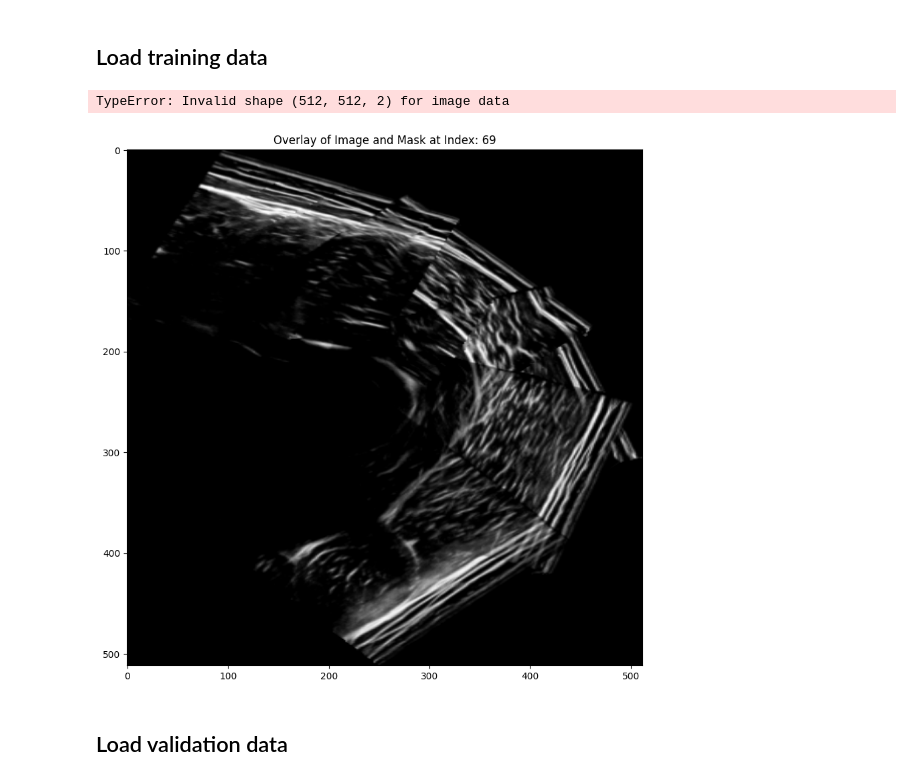
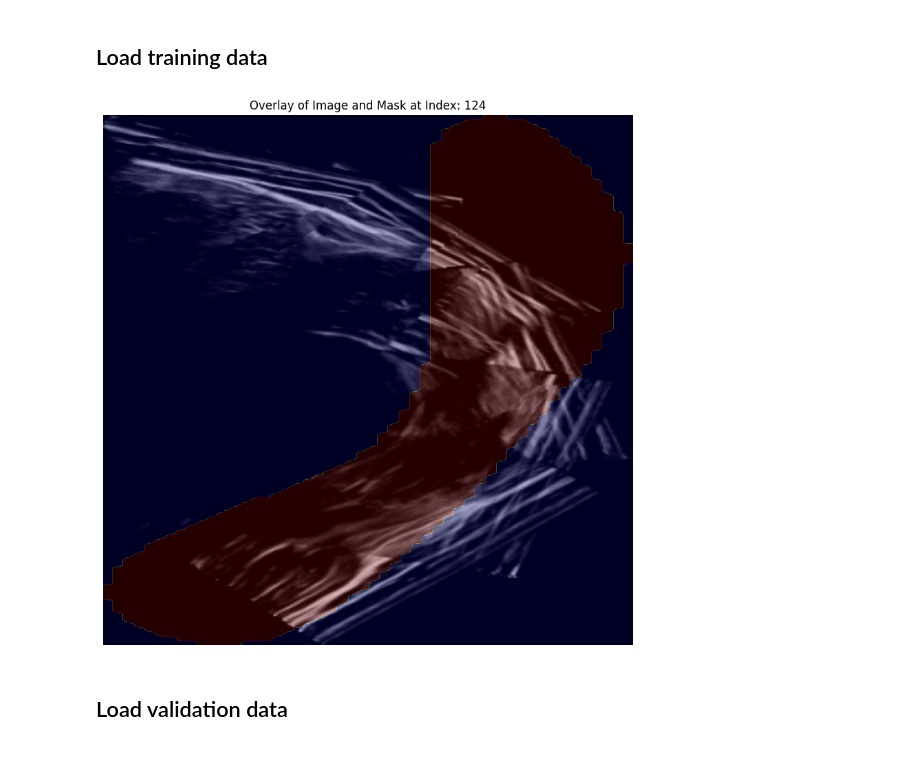
Before and after one commit to dgoncasimao/BA-IFSS, a Jupyter notebook: IFSS_Net-IFSS_conv/IFSS-Net_complex.ipynb, the cells around one changed output. Drawn from its saved outputs; the diff is of its cells as text; code cells hidden in the pictures.

```diff
--- a/IFSS_Net-IFSS_conv/IFSS-Net_complex.ipynb
+++ b/IFSS_Net-IFSS_conv/IFSS-Net_complex.ipynb
@@ -1243,8 +1233,8 @@ model.compile(optimizer='adam', loss=focal_tversky, metrics=['accuracy', IoU])
 ## Load training data
 # %%
 # Define directories for masks and videos
-mask_directory = 'C:/Users/diego/Bac Sport and Computer Science/Documents/BA-arbeit/RepoBA/BA-IFSS/IFSS_Net-IFSS_conv/exported_data/mask/'
-video_directory = 'C:/Users/diego/Bac Sport and Computer Science/Documents/BA-arbeit/RepoBA/BA-IFSS/IFSS_Net-IFSS_conv/exported_data/volume/'
+mask_directory = 'C:/Users/admin/Documents/3D_Ultrasound/Train_data/mask/'
+video_directory = 'C:/Users/admin/Documents/3D_Ultrasound/Train_data/volume/'
 
 sub_vol_size = 3
 last_ind = sub_vol_size-1
@@ -1345,38 +1335,51 @@ y_train = m_dataset
 import matplotlib.pyplot as plt
 import numpy as np
 import random
 
 # Function to plot a random image with its corresponding mask overlay
 def plot_random_image_with_mask_overlay(x_train, y_train):
+
     # Flatten the list of all images and masks for easy random selection
     all_images = [frame for video in x_train for frame in video]
     all_masks = [mask for video in y_train for mask in video if mask is not None]
 
     # Select a random index
     random_index = random.randint(0, min(len(all_images), len(all_masks)) - 1)
 
     # Retrieve the corresponding image and mask
-    random_image = all_images[random_index][1]  # Select the middle frame from the stack
-    random_mask = all_masks[random_index][1]  # Assume a single channel mask
+    random_image = all_images[1]  # Image data
+    random_mask = all_masks[1]    # Mask data
+
+    # Ensure the image is 2D or convert it to 2D
+    if random_image.ndim == 4:  # Case with shape like (3, 512, 512, 1)
+        random_image = random_image[0, ..., 0]  # Take the first frame and remove the last dimension
+    elif random_image.ndim == 3:  # Case with shape like (3, 512, 512)
+        random_image = random_image[0, ...]  # Take the first frame
+
+    # Ensure the mask is 2D (reduce dimensions if needed)
+    if random_mask.ndim == 4:  # Case with shape like (3, 512, 512, 2)
+        random_mask = random_mask[0, ..., 0]  # Select the first channel of the first frame
+    elif random_mask.ndim == 3:  # Case with shape like (512, 512, 2)
+        random_mask = random_mask[..., 0]  # Select the first channel
+
 
     # Plot the image with its mask overlay
     plt.figure(figsize=(10, 10))
     plt.title(f"Overlay of Image and Mask at Index: {random_index}")
 
     # Display the image
     plt.imshow(random_image, cmap='gray')
 
     # Overlay the mask with some transparency
-    plt.imshow(random_mask, cmap='gray', alpha=0.3)  # 'jet' colormap highlights the mask
+    plt.imshow(random_mask, cmap='jet', alpha=0.3)  # Use 'jet' colormap to highlight the mask
 
     plt.axis('off')
     plt.show()
 
 # Call the function to plot an image with its mask overlay
 plot_random_image_with_mask_overlay(x_train, y_train)
 # %% [output]
-TypeError: Invalid shape (512, 512, 2) for image data
-[figure, old version]
+[figure, new version]
 # %% [markdown]
 ## Load validation data
 # %%
```
Also changed, not shown: parts of 3 cells of this notebook, 5 other files.
